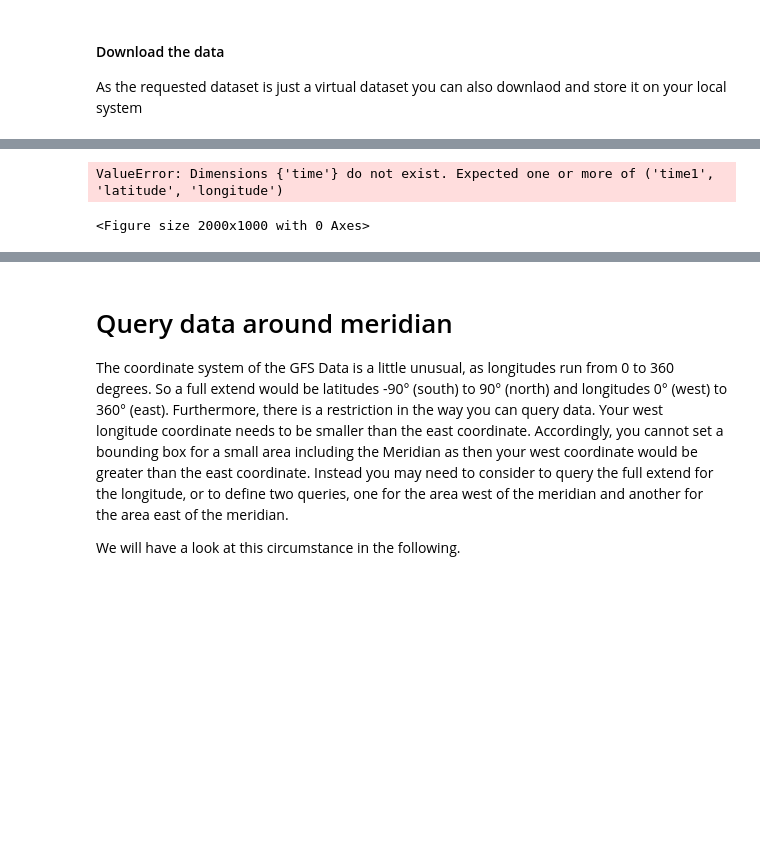
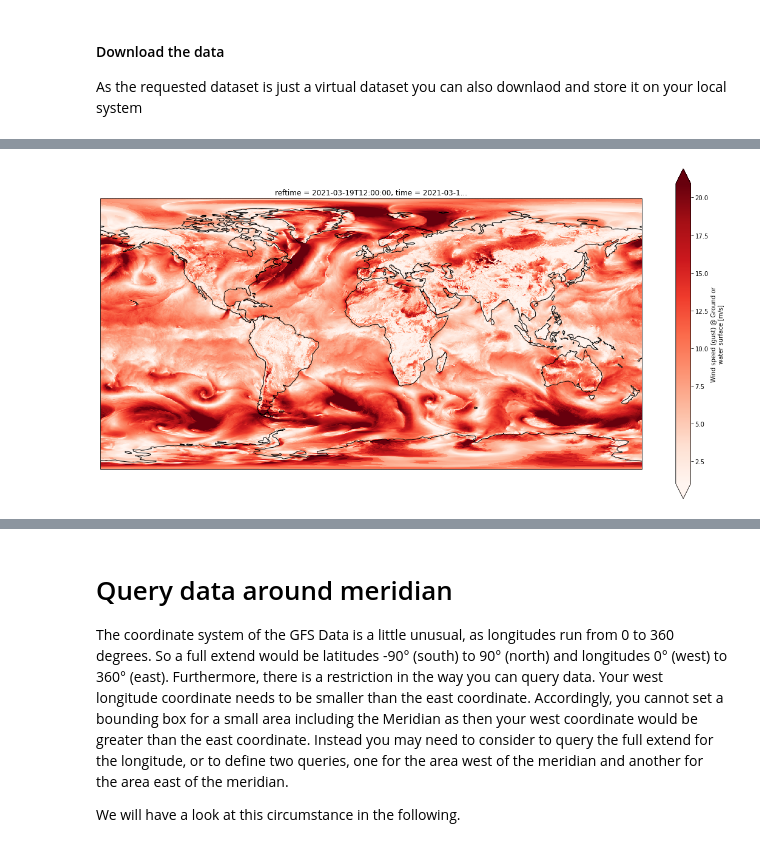
Before and after one commit to 52North/MariGeoRoute, a Jupyter notebook: GFS/GFS_query_and_store.ipynb, the cells around one changed output, grey strips where cells are left out. Saved outputs shown, nothing was run; the diff lists cells and outputs as text; code cells hidden in the pictures; blank space fills up the shorter version.

```diff
--- a/GFS/GFS_query_and_store.ipynb
+++ b/GFS/GFS_query_and_store.ipynb
@@ -260,6 +239,0 @@ Attributes: (12/13)
-# %%
-data1
-if 'time1' in data1.coords:
-        data1 = data1.rename({'time1': 'time', 'reftime1': 'reftime'})
-else:
-        print("cest malade")
@@ -276,6 +247,6 @@ data1.to_netcdf("pressure_world_msl.nc")
 [interactive output not drawn]
 # %%
 # We want to inpect the variable Wind_speed_gust_surface
-press = data1.Pressure_surface
-press
+wind_3d = data1.Wind_speed_gust_surface
+wind_3d
 # %% [output]
@@ -354,12 +324,11 @@ import matplotlib.pyplot as plt
 [interactive output not drawn]
 # %%
 fig = plt.figure(figsize=(20, 10))
-# ax = plt.axes(projection=ccrs.PlateCarree())
-# ax.coastlines()
-p = press.isel(time=0).plot(transform=ccrs.PlateCarree(), robust=True, cmap="Reds")
+ax = plt.axes(projection=ccrs.PlateCarree())
+ax.coastlines()
+p = wind_3d.isel(time=0).plot(transform=ccrs.PlateCarree(), robust=True, cmap="Reds")
 # %% [output]
-ValueError: Dimensions {'time'} do not exist. Expected one or more of ('time1', 'latitude', 'longitude')
-<Figure size 2000x1000 with 0 Axes>
+[figure, added]
 [interactive output not drawn]
 # %% [markdown]
 # Query data around meridian
```
Also changed, not shown: parts of 14 cells of this notebook, 5 other files.
